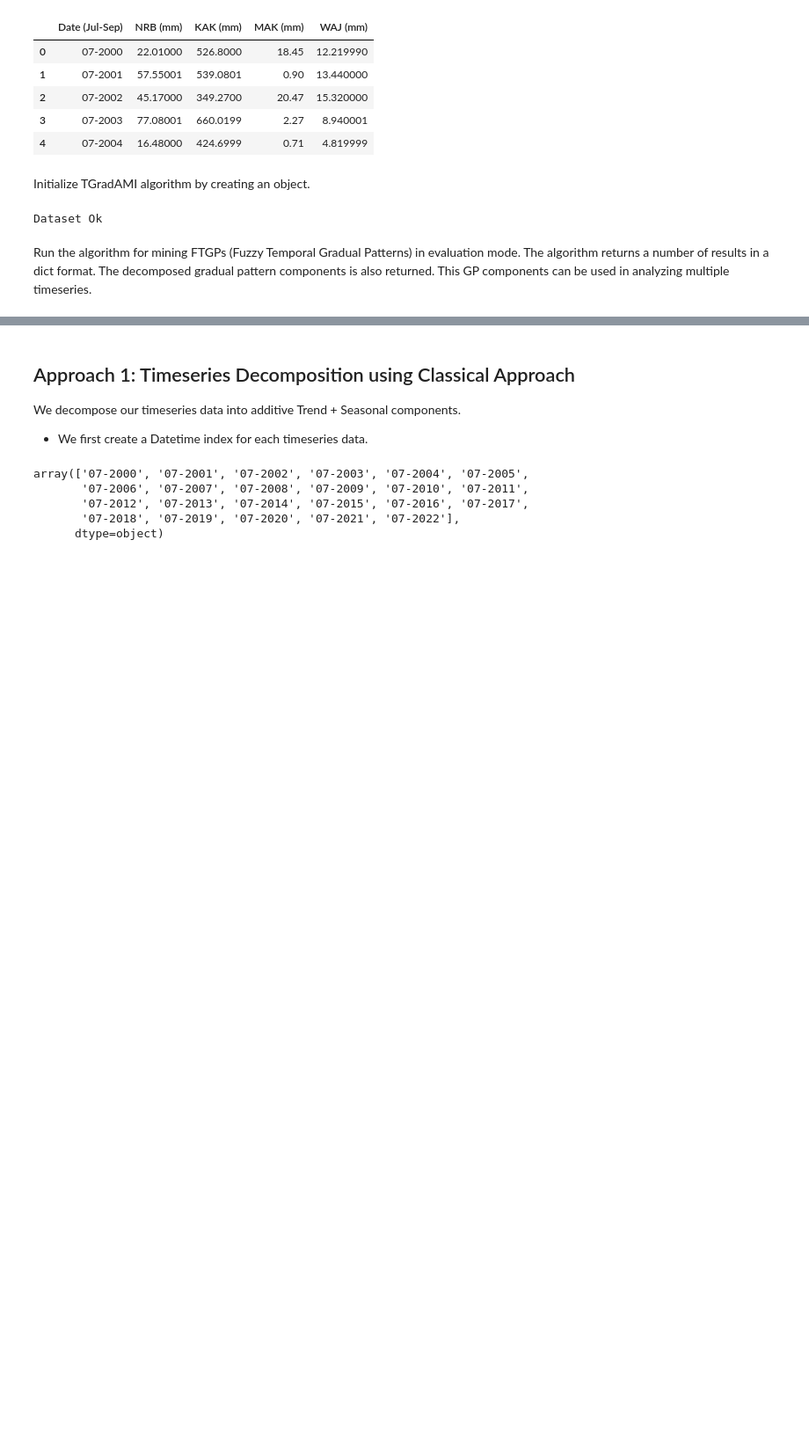
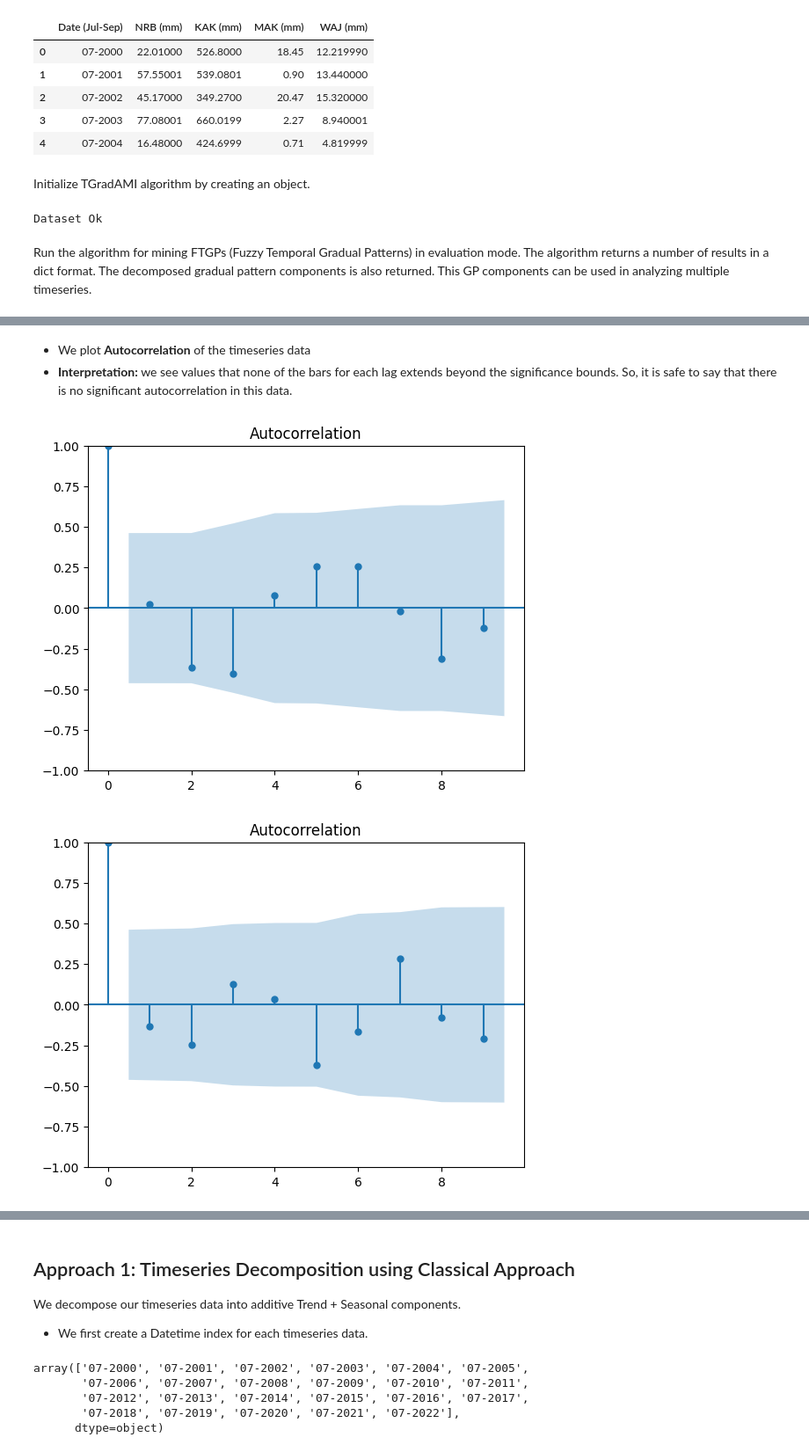
Before and after one commit to owuordickson/t-graank, a Jupyter notebook: analysis/timeseries_analysis.ipynb, the cells around one changed output, grey strips where cells are left out. Shown at 88% size. Drawn from its saved outputs; the diff is of its cells as text; code cells hidden in the pictures; blank space fills up the shorter version.

```diff
--- a/analysis/timeseries_analysis.ipynb
+++ b/analysis/timeseries_analysis.ipynb
@@ -98,0 +185,9 @@ gp_components = eval_dict['GP Components']
+# %% [markdown]
+* We plot **Autocorrelation** of the timeseries data
+* **Interpretation:** we see values that none of the bars for each lag extends beyond the significance bounds. So, it is safe to say that there is no significant autocorrelation in this data.
+# %%
+for ts in lst_trans_ts:
+    plot_acf(ts)
+# %% [output]
+[figure, added]
+[figure, added]
```
Also changed, not shown: parts of 14 cells of this notebook, 2 other files.
